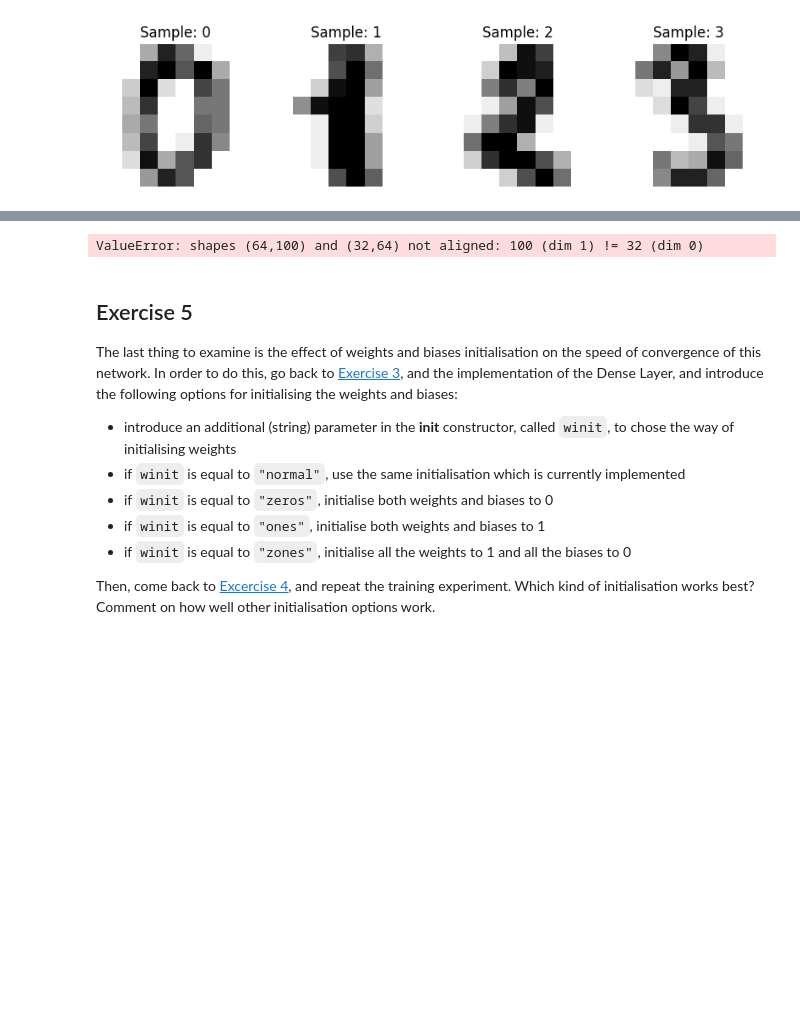
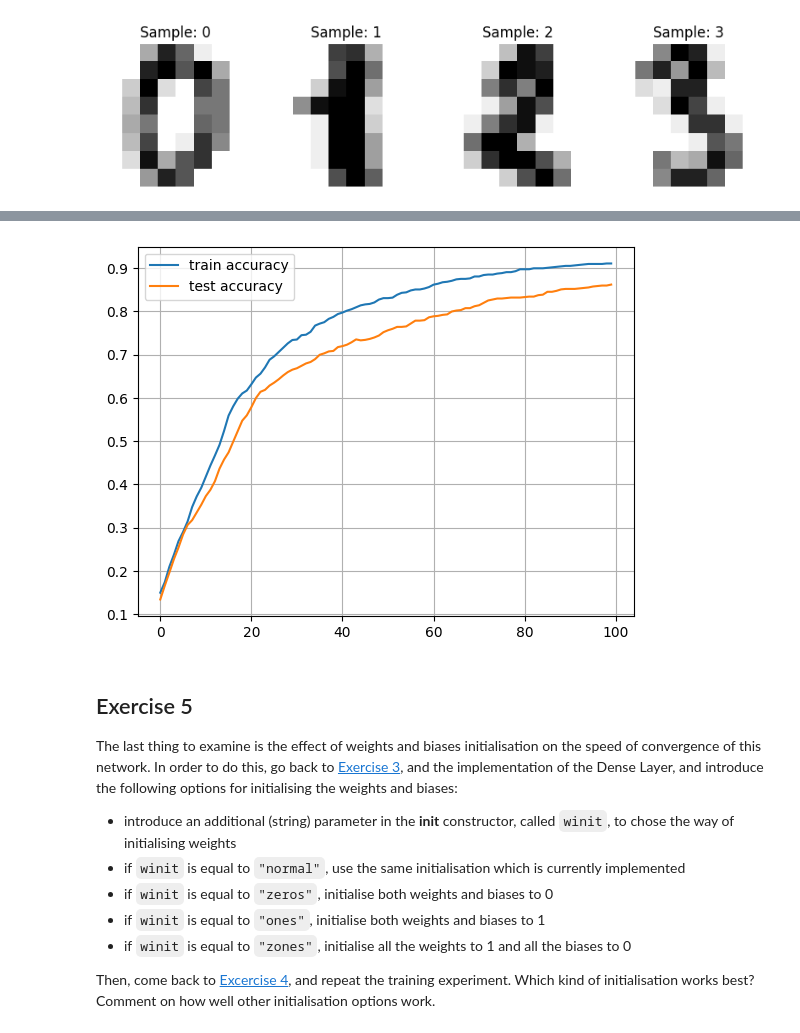
Before and after one commit to mathewsjoyy/MachineLearning-Workshop, a Jupyter notebook: Workshop11/Week11_workshop.ipynb, the cells around one changed output, grey strips where cells are left out. Drawn from its saved outputs; the diff is of its cells as text; code cells hidden in the pictures; blank space fills up the shorter version.

```diff
--- a/Workshop11/Week11_workshop.ipynb
+++ b/Workshop11/Week11_workshop.ipynb
@@ -417,8 +412,8 @@ class Dense(Layer):
         output shape: [batch, output units]
         """
 
-        output = np.dot(self.weights, input) + self.biases
-        return 0
+        output = np.dot(input,self.weights) + self.biases
+        return output
 
     def _backward(self,input,output_grad):
         # compute d f / d x = d f / d dense * d dense / d x
@@ -626,7 +621,7 @@ layers.append(Dense(X_train.shape[1],100, learning_rate = 0.1))
 # This non-linearity helps the network learn from the error, as the error is back-propagated through the network and used to update the weights.
 # Without an activation function, the neural network would only be able to learn linear relationships
 layers.append(ReLU())
-layers.append(Dense(100,200, learning_rate = 0.1))
+layers.append(Dense(100,200, learning_rate = 0.001))
 layers.append(ReLU())
 layers.append(Dense(200,10, learning_rate = 0.1))
 
@@ -635,35 +630,35 @@ model = Network(layers)
 def iterate_minibatches(inputs, targets, batchsize, shuffle=False):
     assert len(inputs) == len(targets)
     if shuffle:
         indices = np.random.permutation(len(inputs))
     for start_idx in range(0, len(inputs) - batchsize + 1, batchsize):
         if shuffle:
             excerpt = indices[start_idx:start_idx + batchsize]
         else:
             excerpt = slice(start_idx, start_idx + batchsize)
         yield inputs[excerpt], targets[excerpt]
 
 train_log = []
 val_log = []
 
 for epoch in range(100):
 
-    for x_batch,y_batch in iterate_minibatches(X_train,y_train,batchsize=32,shuffle=True):
+    for x_batch,y_batch in iterate_minibatches(X_train,y_train,batchsize=898,shuffle=True):
         model.train(x_batch,y_batch)
 
     train_log.append(np.mean(model.predict(X_train)==y_train))
     val_log.append(np.mean(model.predict(X_test)==y_test))
 
 #    print("Epoch",epoch)
 #    print("Train accuracy:",train_log[-1])
 #    print("Val accuracy:",val_log[-1])
 plt.plot(train_log,label='train accuracy')
 plt.plot(val_log,label='test accuracy')
 plt.legend(loc='best')
 plt.grid()
 plt.show()
 # %% [output]
-ValueError: shapes (64,100) and (32,64) not aligned: 100 (dim 1) != 32 (dim 0)
+[figure, added]
 # %% [markdown]
 ## Exercise 5
 
```
Also changed, not shown: parts of 4 cells of this notebook, 1 other file.
